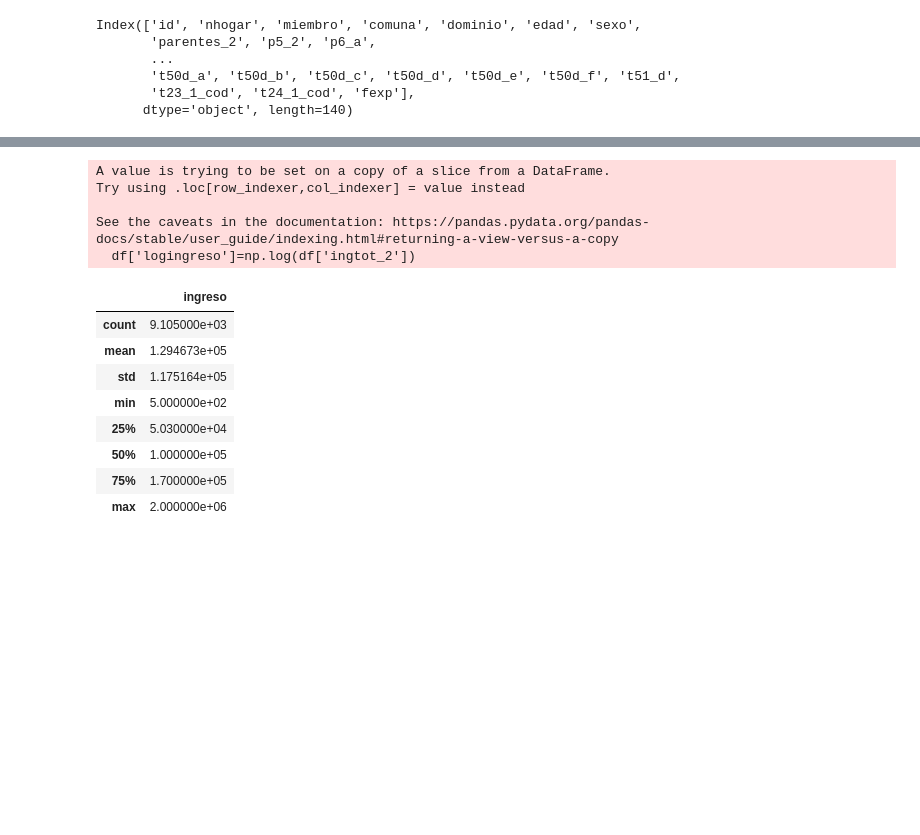
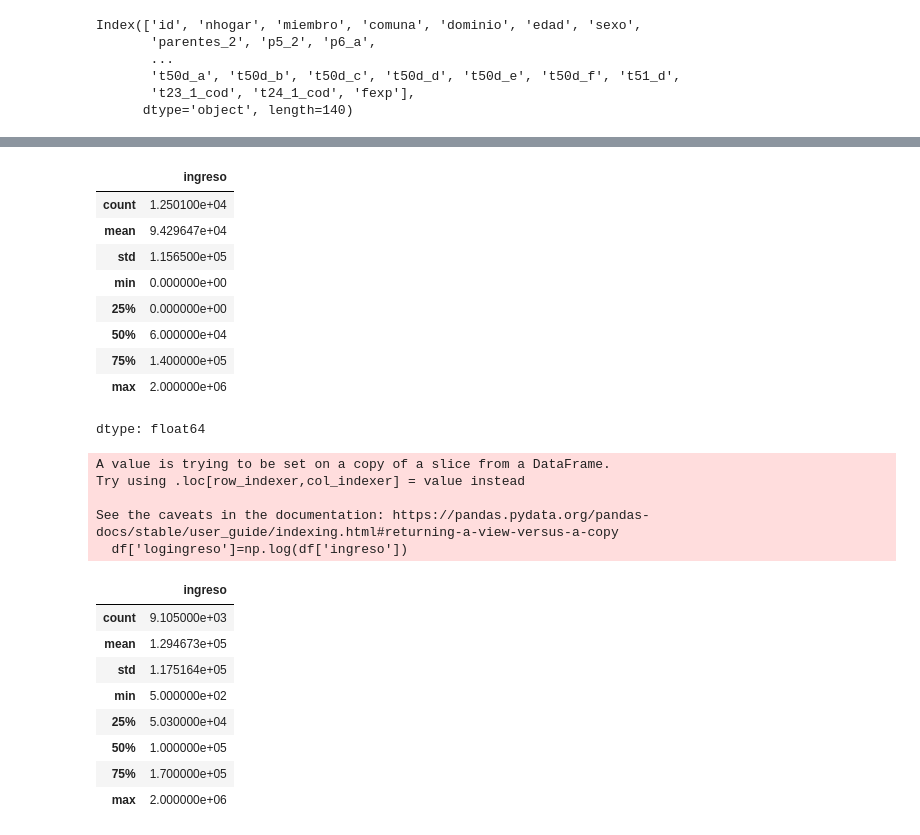
Before and after one commit to rpasquini/econometria-iae, a Jupyter notebook: OLS_2_Ajuste_Propiedades_Test_de_Hipótesis.ipynb, the cells around one changed output, grey strips where cells are left out. Saved outputs shown, nothing was run; the diff lists cells and outputs as text; code cells hidden in the pictures; blank space fills up the shorter version.

```diff
--- a/OLS_2_Ajuste_Propiedades_Test_de_Hipótesis.ipynb
+++ b/OLS_2_Ajuste_Propiedades_Test_de_Hipótesis.ipynb
@@ -45,13 +67,26 @@ df['ingreso']=df['ingtot_2']
+# %%
+df['ingreso'].describe()
+# %% [output]
+|  | ingreso |
+| count | 1.250100e+04 |
+| mean | 9.429647e+04 |
+| std | 1.156500e+05 |
+| min | 0.000000e+00 |
+| 25% | 0.000000e+00 |
+| 50% | 6.000000e+04 |
+| 75% | 1.400000e+05 |
+| max | 2.000000e+06 |
+dtype: float64
 # %%
 df=df[df['ingreso']>0]
 # %%
-df['logingreso']=np.log(df['ingtot_2'])
+df['logingreso']=np.log(df['ingreso'])
 # %% [output]
 A value is trying to be set on a copy of a slice from a DataFrame.
 Try using .loc[row_indexer,col_indexer] = value instead
 
 See the caveats in the documentation: https://pandas.pydata.org/pandas-docs/stable/user_guide/indexing.html#returning-a-view-versus-a-copy
-  df['logingreso']=np.log(df['ingtot_2'])
+  df['logingreso']=np.log(df['ingreso'])
 # %%
 df['ingreso'].describe()
 # %% [output]
```
Also changed, not shown: parts of 14 cells of this notebook.
